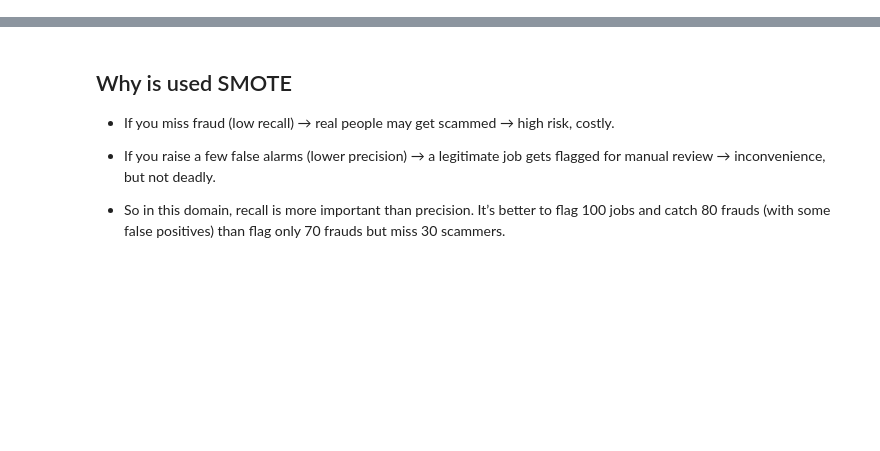
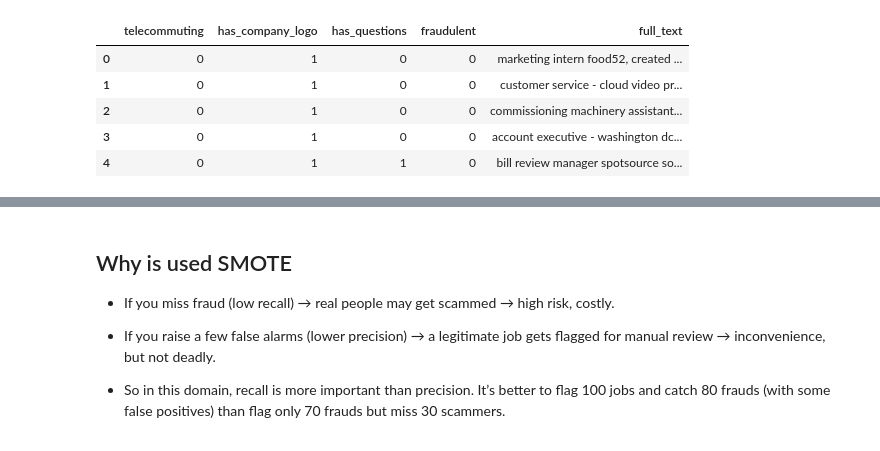
Before and after one commit to Abhaykanwar24/FakeJobDetector, a Jupyter notebook: notebook/Model_training.ipynb, the cells around one changed output, grey strips where cells are left out. Saved outputs shown, nothing was run; the diff lists cells and outputs as text; code cells hidden in the pictures; blank space fills up the shorter version.

Commit message:
Data ingestion done

```diff
--- a/notebook/Model_training.ipynb
+++ b/notebook/Model_training.ipynb
@@ -2,5 +2,14 @@
 import pandas as pd
 import numpy as np
 # %%
-df = pd.read_csv("data/fake_job_posting_cleaned.csv")
+df = pd.read_csv("data/fake_job_detection_cleaned.csv")
+# %%
+df.head()
+# %% [output]
+|  | telecommuting | has_company_logo | has_questions | fraudulent | full_text |
+| 0 | 0 | 1 | 0 | 0 | marketing intern food52, created ... |
+| 1 | 0 | 1 | 0 | 0 | customer service - cloud video pr... |
+| 2 | 0 | 1 | 0 | 0 | commissioning machinery assistant... |
+| 3 | 0 | 1 | 0 | 0 | account executive - washington dc... |
+| 4 | 0 | 1 | 1 | 0 | bill review manager spotsource so... |
 # %%
```
Also changed, not shown: parts of 16 cells of this notebook, 8 other files.
